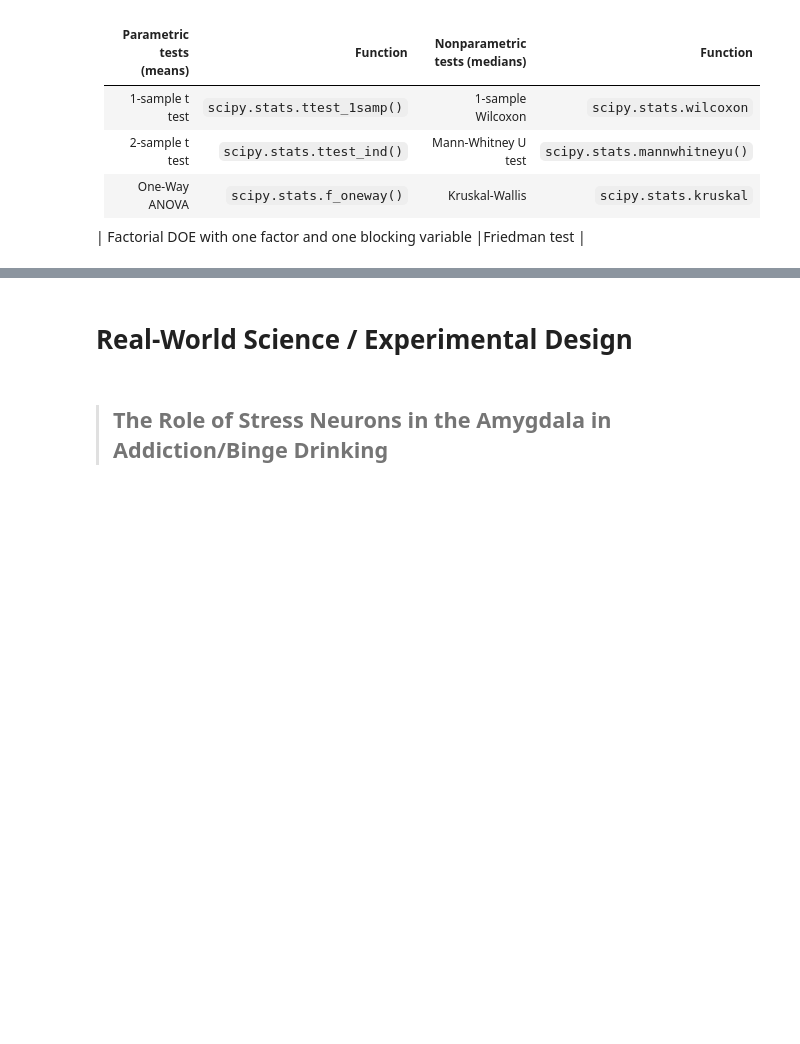
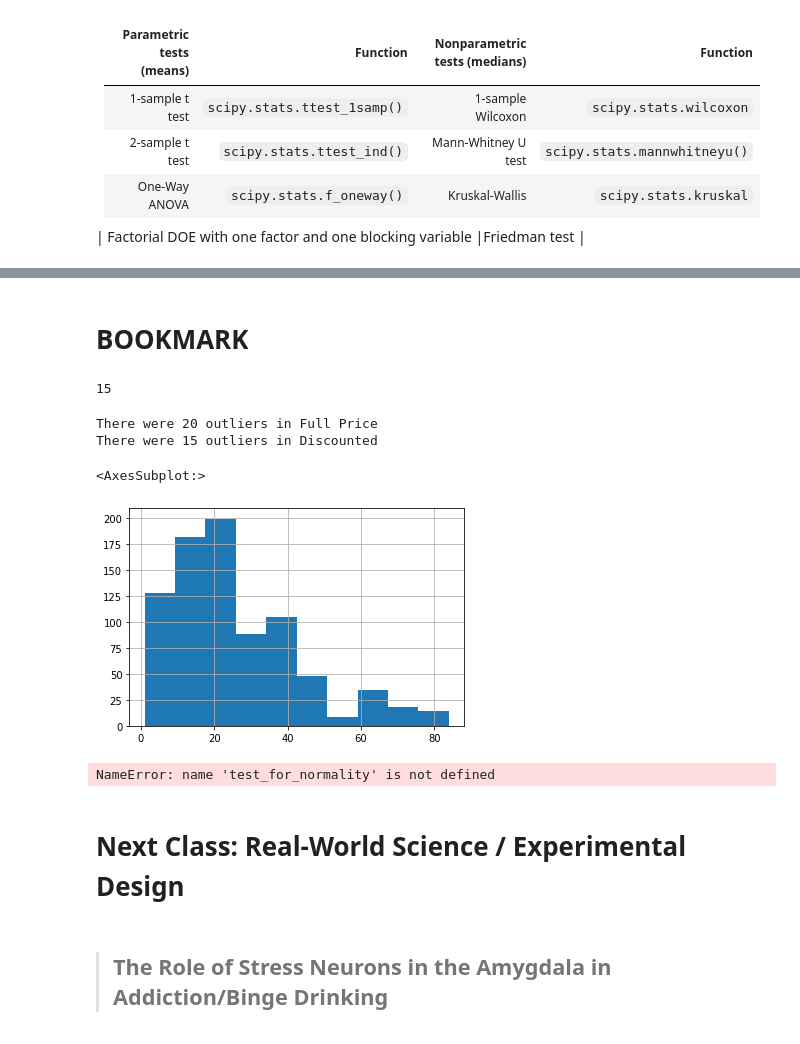
Before and after one commit to jirvingphd/fsds_070620_FT, a Jupyter notebook: Mod_2/sect_14/sect_14_Hypothesis_testing_WIP.ipynb, the cells around one changed output, grey strips where cells are left out. Saved outputs shown, nothing was run; the diff lists cells and outputs as text; code cells hidden in the pictures; blank space fills up the shorter version.

```diff
--- a/Mod_2/sect_14/sect_14_Hypothesis_testing_WIP.ipynb
+++ b/Mod_2/sect_14/sect_14_Hypothesis_testing_WIP.ipynb
@@ -234,0 +372,28 @@ fig
+# %% [markdown]
+# BOOKMARK
+# %%
+idx_outlier.sum()
+# %% [output]
+15
+# %%
+for grp, grp_data in data.items():
+    z_data= stats.zscore(grp_data)
+    idx_outlier = np.abs(z_data)>3
+    print(f"There were {idx_outlier.sum()} outliers in {grp}")
+    data[grp]= grp_data[~idx_outlier]
+# %% [output]
+There were 20 outliers in Full Price
+There were 15 outliers in Discounted
+# %%
+data['Discounted'].hist()
+# %% [output]
+<AxesSubplot:>
+[figure, added]
+# %%
+for grp, grp_data in data.items():
+    p = test_for_normality(grp_data,label=grp,get_p=True)
+    ax = sns.distplot(grp_data, label= f"{grp} (n={len(grp_data)})")
+    ax.axvline(grp_data.mean(),label=f'{grp} Mean')
+ax.legend()
+# %% [output]
+NameError: name 'test_for_normality' is not defined
@@ -235,5 +407,5 @@ fig
 # %% [markdown]
-# Real-World Science / Experimental Design
+# Next Class: Real-World Science / Experimental Design
 # %% [markdown]
 > ## The Role of Stress Neurons in the Amygdala in Addiction/Binge Drinking
 # %% [markdown]
```
Also changed, not shown: parts of 47 cells of this notebook, 2 other files.
